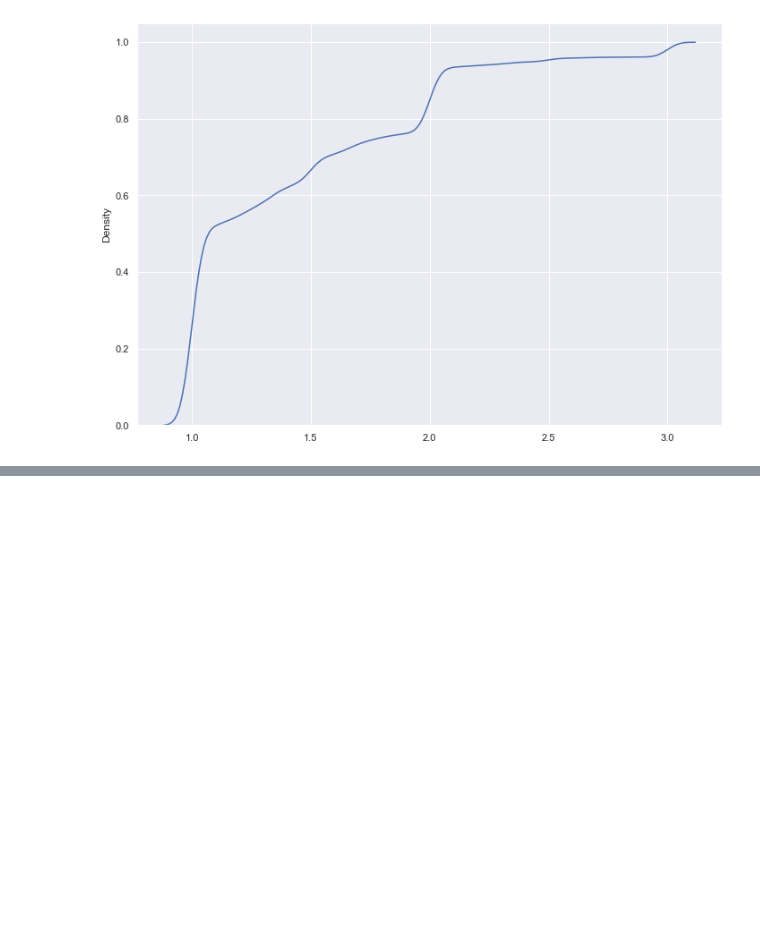
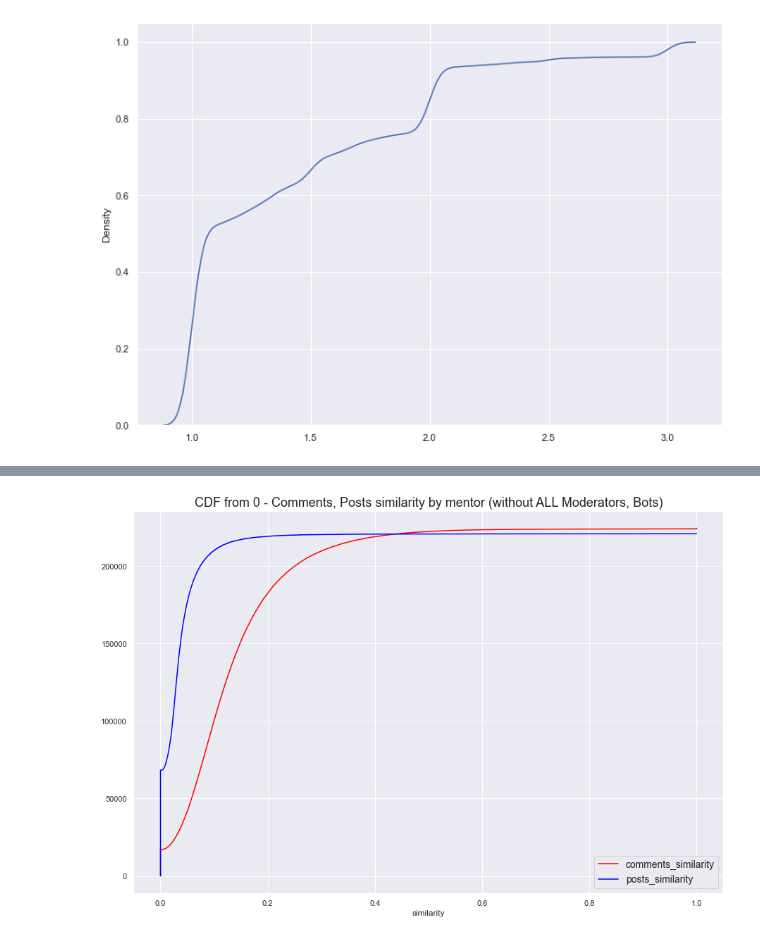
Before and after one commit to tr0up2r/plotting-and-graph-analysis, a Jupyter notebook: cdf_from_zero.ipynb, the cells around one changed output, grey strips where cells are left out. Saved outputs shown, nothing was run; the diff lists cells and outputs as text; code cells hidden in the pictures; blank space fills up the shorter version.

Commit message:
similarity null model 관련 코드 추가.

```diff
--- a/cdf_from_zero.ipynb
+++ b/cdf_from_zero.ipynb
@@ -68,3 +71,7 @@ np_result1 = np.array(result_df['average_is_score'].tolist())
 draw_cdf4(np_result1)
 # %% [output]
 [figure]
+# %%
+sql2 = 'select * from mentor where comments_similarity >= 0;'
+result_df2 = cn.select_query_result_to_df(sql2)
+result_df2
@@ -70,0 +92,4 @@ draw_cdf4(np_result1)
+# %%
+sql3 = 'select * from mentor where posts_similarity >= 0;'
+result_df3 = cn.select_query_result_to_df(sql3)
+result_df3
@@ -70,0 +110,10 @@ draw_cdf4(np_result1)
+# %%
+np_result_list2 = []
+np_result_list2.append(np.array(result_df2['comments_similarity'].tolist()))
+np_result_list2.append(np.array(result_df3['posts_similarity'].tolist()))
+
+colors = ['red', 'blue']
+legends = ['comments_similarity', 'posts_similarity']
+draw_multiple_cdf(np_result_list2, 'CDF from 0 - Comments, Posts similarity by mentor (without ALL Moderators, Bots)', colors, legends, 'similarity')
+# %% [output]
+[figure, added]
```
Also changed, not shown: parts of 8 cells of this notebook, 1 other file.
